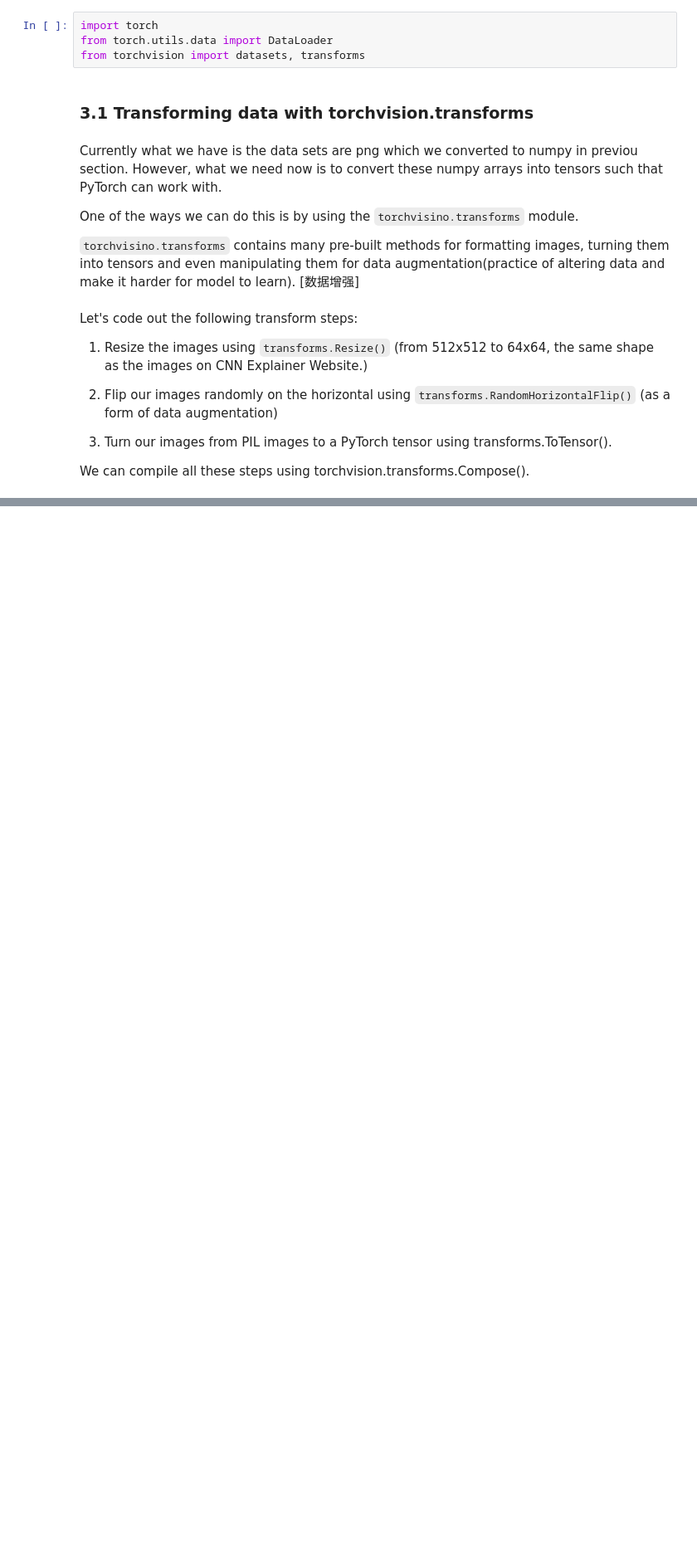
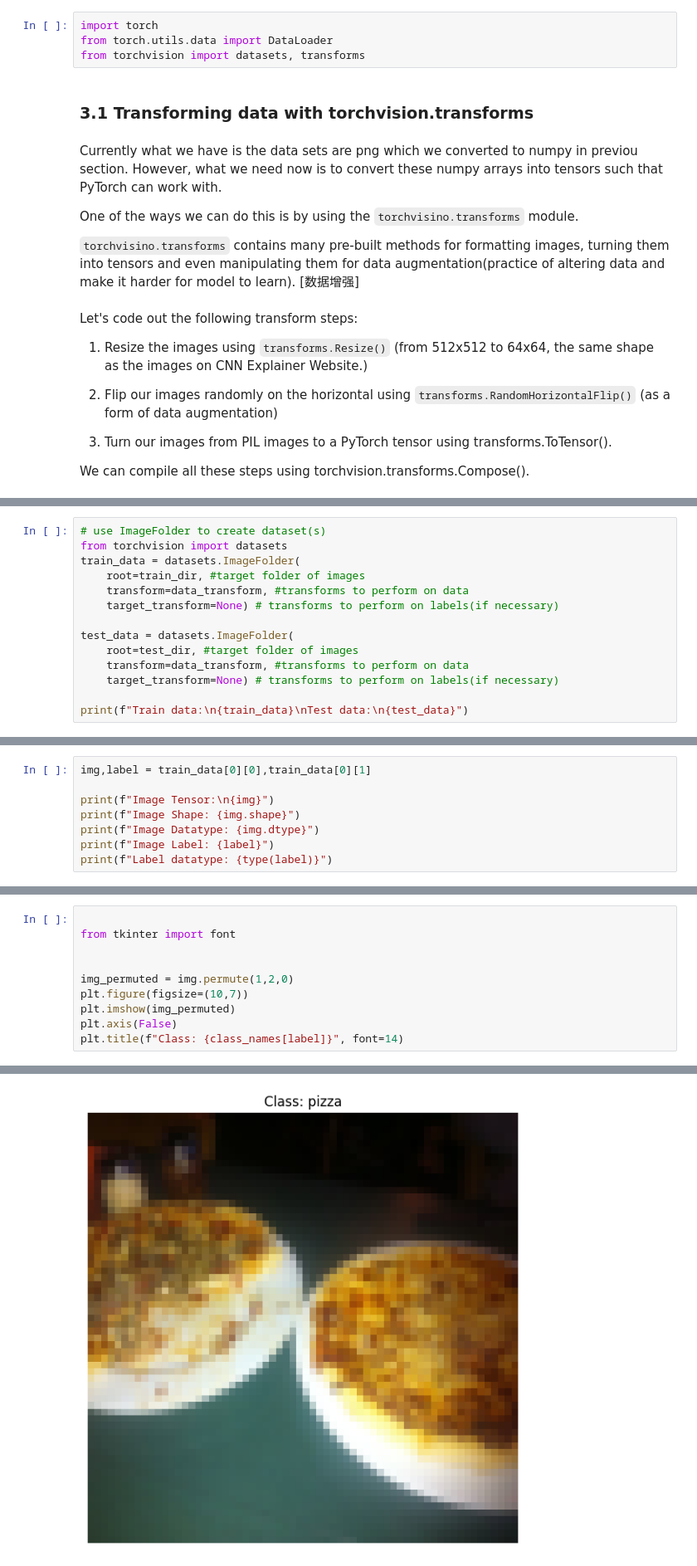
Before and after one commit to lirichardil/PyTorch, a Jupyter notebook: 04_Custom datasets with Pytorch.ipynb, the cells around one changed output, grey strips where cells are left out. Shown at 83% size. Saved outputs shown, nothing was run; the diff lists cells and outputs as text; blank space fills up the shorter version.

```diff
--- a/04_Custom datasets with Pytorch.ipynb
+++ b/04_Custom datasets with Pytorch.ipynb
@@ -301,0 +374,14 @@ We can compile all these steps using torchvision.transforms.Compose().
+# %%
+# use ImageFolder to create dataset(s)
+from torchvision import datasets
+train_data = datasets.ImageFolder(
+    root=train_dir, #target folder of images
+    transform=data_transform, #transforms to perform on data
+    target_transform=None) # transforms to perform on labels(if necessary)
+
+test_data = datasets.ImageFolder(
+    root=test_dir, #target folder of images
+    transform=data_transform, #transforms to perform on data
+    target_transform=None) # transforms to perform on labels(if necessary)
+
+print(f"Train data:\n{train_data}\nTest data:\n{test_data}")
@@ -301,0 +433,8 @@ We can compile all these steps using torchvision.transforms.Compose().
+# %%
+img,label = train_data[0][0],train_data[0][1]
+
+print(f"Image Tensor:\n{img}")
+print(f"Image Shape: {img.shape}")
+print(f"Image Datatype: {img.dtype}")
+print(f"Image Label: {label}")
+print(f"Label datatype: {type(label)}")
@@ -301,0 +465,11 @@ We can compile all these steps using torchvision.transforms.Compose().
+# %%
+
+from tkinter import font
+
+
+img_permuted = img.permute(1,2,0)
+plt.figure(figsize=(10,7))
+plt.imshow(img_permuted)
+plt.axis(False)
+plt.title(f"Class: {class_names[label]}", font=14)
+# %% [output]
@@ -301,0 +477 @@ We can compile all these steps using torchvision.transforms.Compose().
+[figure, added]
```
Also changed, not shown: parts of 44 cells of this notebook.
